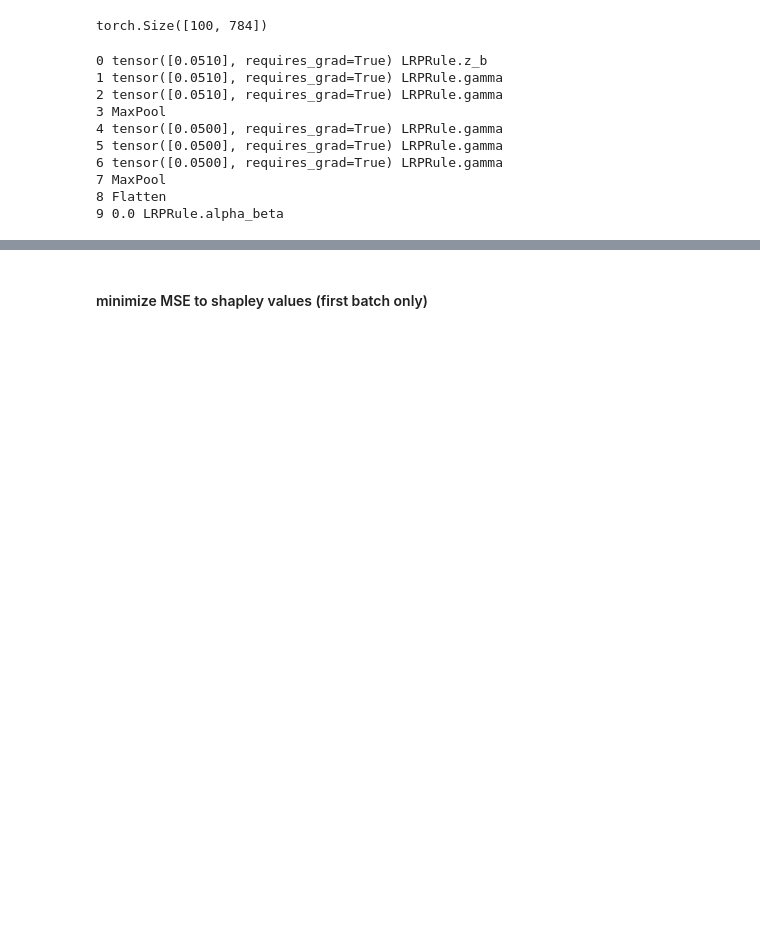
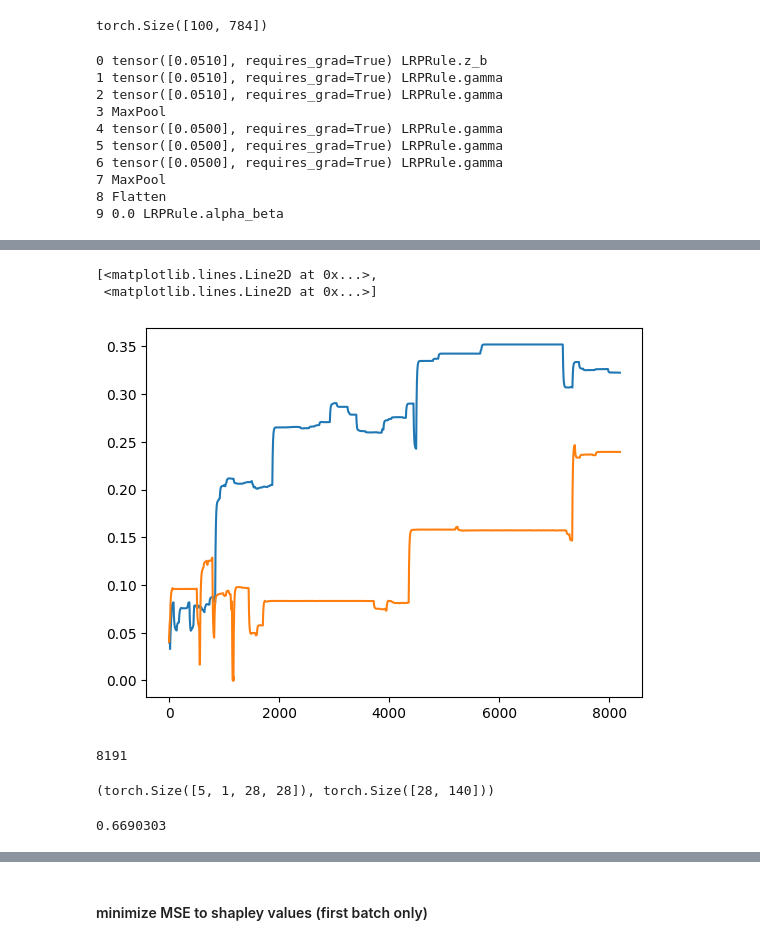
Before and after one commit to johannesmaess/investigation, a Jupyter notebook: shap-approximating-with-lrp-kessel.ipynb, the cells around one changed output, grey strips where cells are left out. Cells and saved outputs as stored; diff of their text form; code cells hidden in the pictures; blank space fills up the shorter version.

```diff
--- a/shap-approximating-with-lrp-kessel.ipynb
+++ b/shap-approximating-with-lrp-kessel.ipynb
@@ -320,0 +388,17 @@ for i in tqdm(range(n_epochs)):
+# %%
+tag = 'results__SGD_shap__all_batches__MSE_v1'
+# save_data('d3', tag, (gammas, losses))
+
+gs, ls = load_data('d3', tag)
+
+fig, ax = plt.subplots()
+ax.plot(gs)
+# ax.twinx().plot(ls, c='r')
+# %% [output]
+[<matplotlib.lines.Line2D at 0x...>,
+ <matplotlib.lines.Line2D at 0x...>]
+[figure, added]
+# %%
+len(gs)
+# %% [output]
+8191
@@ -320,0 +407,27 @@ for i in tqdm(range(n_epochs)):
+# %%
+# first_batch
+data, target, shap = next(iter(test_loader_shap))
+data.shape, target.shape, shap.shape
+
+n_img = 5
+
+x = data[:n_img].reshape((-1, 1, 28, 28))
+shap_vis = shap[np.arange(n_img), target[:n_img]].transpose(0, 2).reshape((28, 28*n_img))
+x.shape, shap_vis.shape
+# %% [output]
+(torch.Size([5, 1, 28, 28]), torch.Size([28, 140]))
+# %%
+def shap_error(model, test_loader_shap, distance=(lambda x, y: (x-y)**2)):
+    if distance in ['corr', 'batch_corr_coef']: distance = lambda x, y: torch.corrcoef(torch.stack((x.view(-1), y.view(-1))))[0,1]
+    distances = []
+    with torch.no_grad():
+        for x, target, shap_per_class in test_loader_shap:
+            expl, output, classification = get_expl(model, x, method)
+            d = distance(x, expl.reshape(x.shape))
+            if len(d.shape)>0: d = d.sum() / len(d) # take average
+            distances.append(d)
+    return np.mean(distances)
+
+shap_error(test_model, test_loader_shap, 'corr')
+# %% [output]
+0.6690303
```
Also changed, not shown: parts of 39 cells of this notebook, 6 other files.
